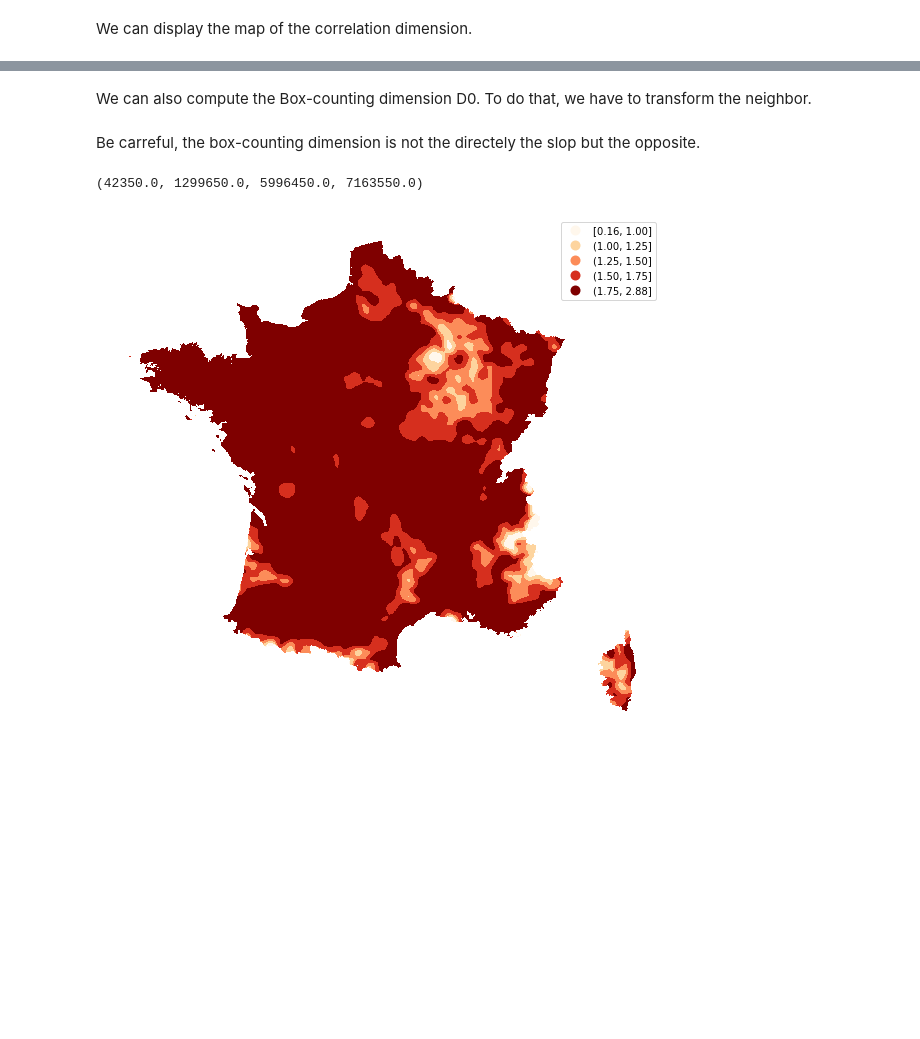
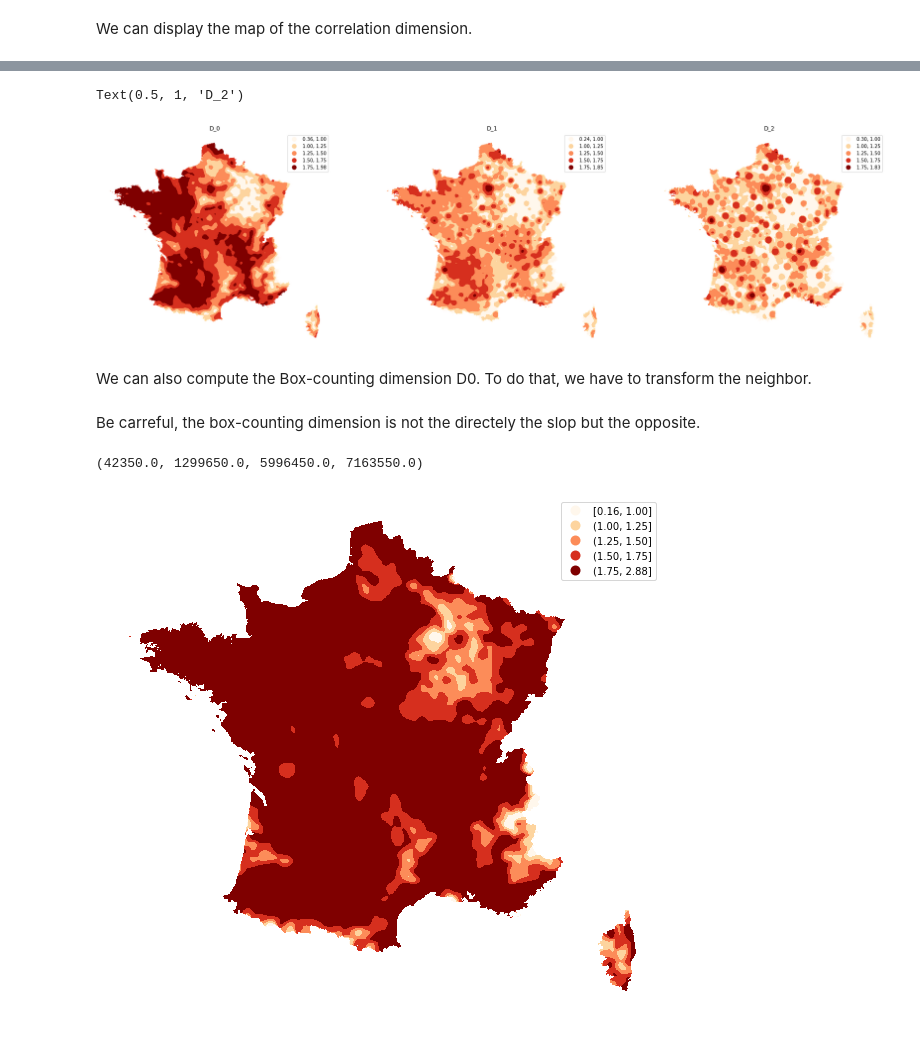
Before and after one commit to fsemecurbe/GWFA, a Jupyter notebook: Gwfa.ipynb, the cells around one changed output, grey strips where cells are left out. Saved outputs shown, nothing was run; the diff lists cells and outputs as text; code cells hidden in the pictures; blank space fills up the shorter version.

```diff
--- a/Gwfa.ipynb
+++ b/Gwfa.ipynb
@@ -73,3 +128,17 @@ ax.axis(False)
+# %%
+fig, axs = plt.subplots(ncols = 3, figsize=(30,10))
+scale_function.plot('D_0', scheme = 'User_Defined', classification_kwds={'bins':bins}, figsize=(10,10), legend=True, cmap='OrRd', ax=axs[0])
+axs[0].axis(False)
+axs[0].set_title('D_0')
+scale_function.plot('D_1', scheme = 'User_Defined', classification_kwds={'bins':bins}, figsize=(10,10), legend=True, cmap='OrRd', ax=axs[1])
+axs[1].axis(False)
+axs[1].set_title('D_1')
+scale_function.plot('D_2', scheme = 'User_Defined', classification_kwds={'bins':bins}, figsize=(10,10), legend=True, cmap='OrRd', ax=axs[2])
+axs[2].axis(False)
+axs[2].set_title('D_2')
+# %% [output]
+Text(0.5, 1, 'D_2')
+[figure, added]
 # %% [markdown]
 We can also compute the Box-counting dimension D0. To do that, we have to transform the neighbor.
 # %%
```
Also changed, not shown: parts of 10 cells of this notebook.
